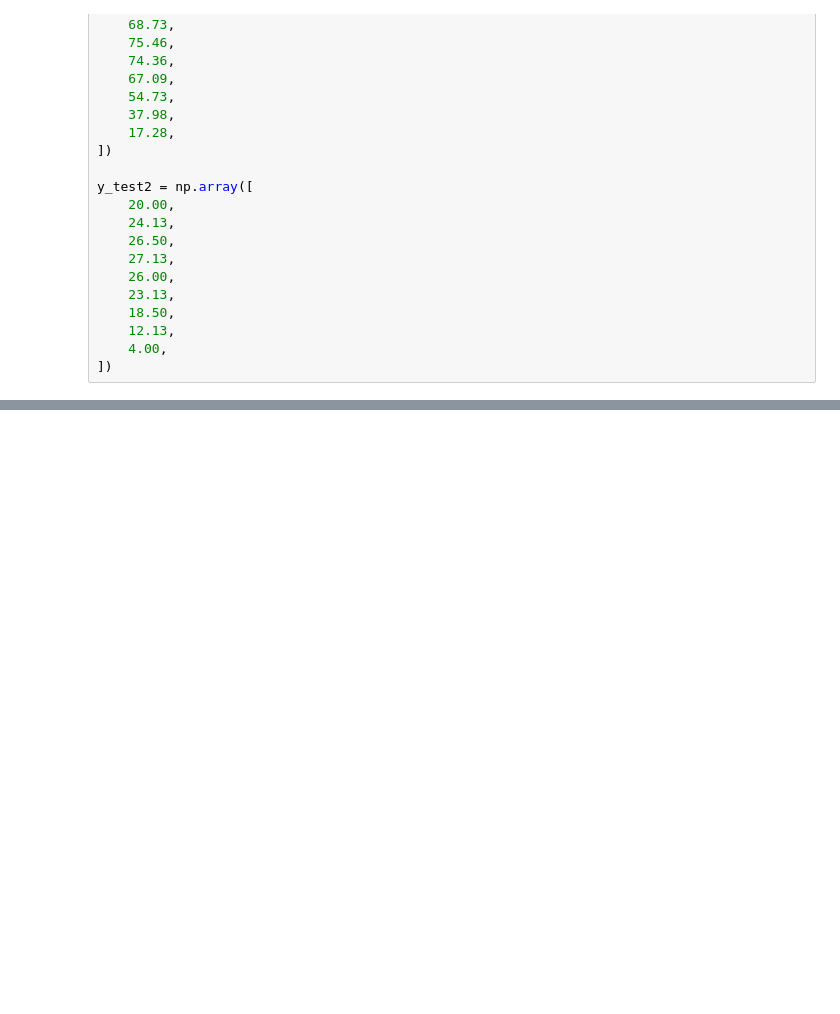
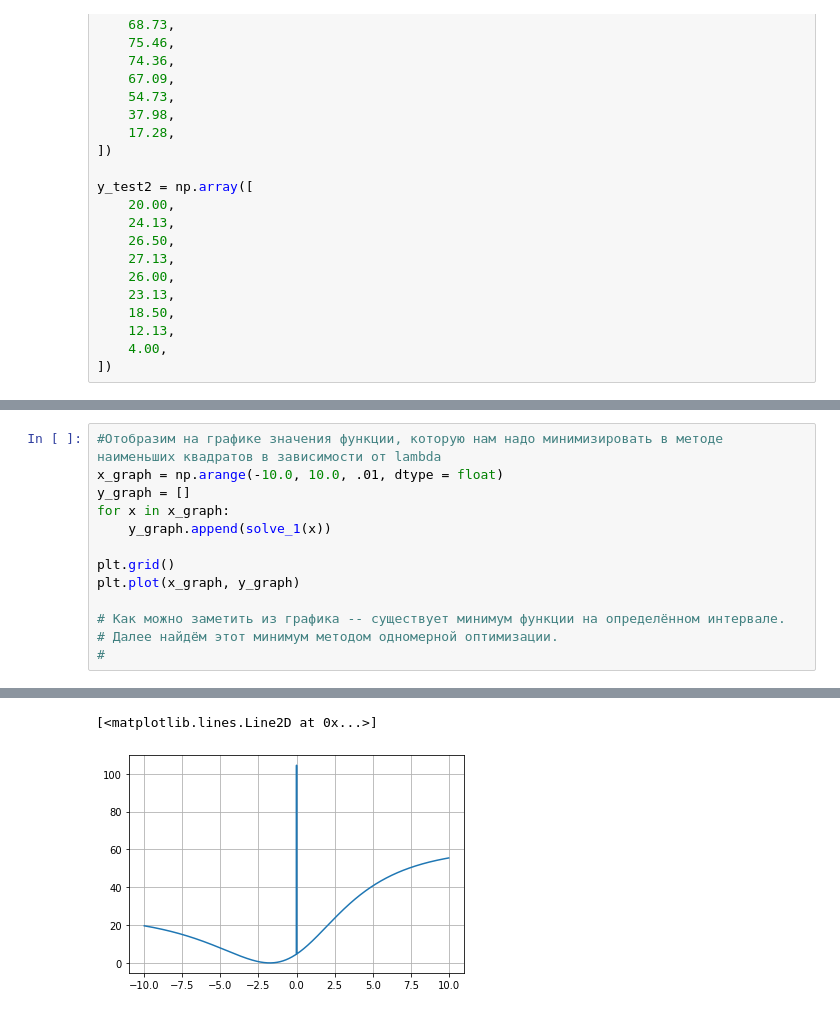
Before and after one commit to Riladavin/SystemOfComputerMathematics, a Jupyter notebook: SCM.ipynb, the cells around one changed output, grey strips where cells are left out. Drawn from its saved outputs; the diff is of its cells as text; blank space fills up the shorter version.

```diff
--- a/SCM.ipynb
+++ b/SCM.ipynb
@@ -87,0 +81,14 @@ To use the future default and silence this warning we advise to pass `rcond=None
+# %%
+#Отобразим на графике значения функции, которую нам надо минимизировать в методе наименьших квадратов в зависимости от lambda
+x_graph = np.arange(-10.0, 10.0, .01, dtype = float)
+y_graph = []
+for x in x_graph:
+    y_graph.append(solve_1(x))
+
+plt.grid()
+plt.plot(x_graph, y_graph)
+
+# Как можно заметить из графика -- существует минимум функции на определённом интервале.
+# Далее найдём этот минимум методом одномерной оптимизации.
+#
+# %% [output]
@@ -88 +97,3 @@ To use the future default and silence this warning we advise to pass `rcond=None
+[<matplotlib.lines.Line2D at 0x...>]
+[figure, added]
 # %%
```
Also changed, not shown: parts of 9 cells of this notebook.
